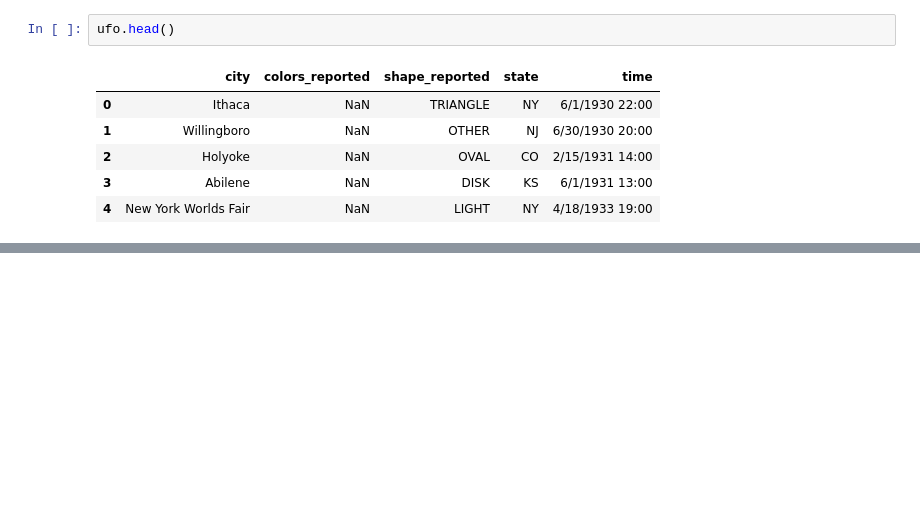
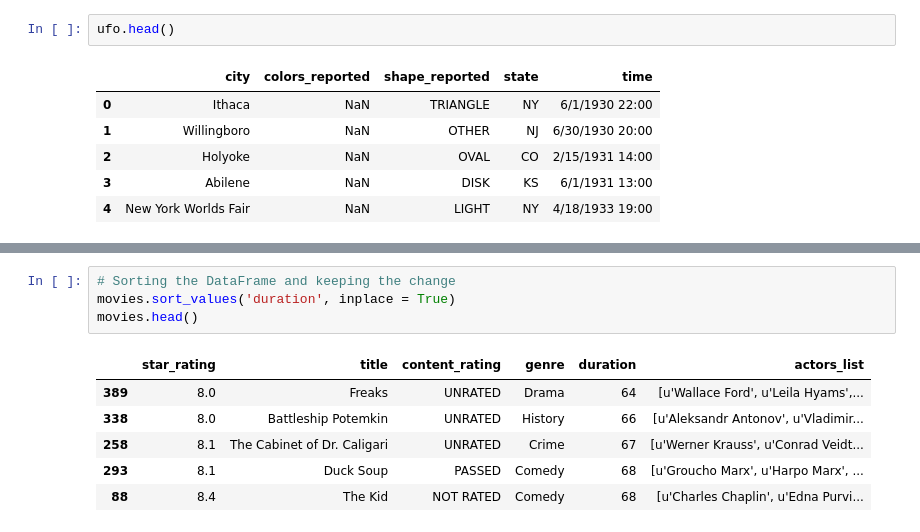
Before and after one commit to monisakhtar/ML, a Jupyter notebook: Pandas.ipynb, the cells around one changed output, grey strips where cells are left out. Cells and saved outputs as stored; diff of their text form; blank space fills up the shorter version.

```diff
--- a/Pandas.ipynb
+++ b/Pandas.ipynb
@@ -238,0 +357,11 @@ ufo.head()
+# %%
+# Sorting the DataFrame and keeping the change
+movies.sort_values('duration', inplace = True)
+movies.head()
+# %% [output]
+|  | star_rating | title | content_rating | genre | duration | actors_list |
+| 389 | 8.0 | Freaks | UNRATED | Drama | 64 | [u'Wallace Ford', u'Leila Hyams',... |
+| 338 | 8.0 | Battleship Potemkin | UNRATED | History | 66 | [u'Aleksandr Antonov', u'Vladimir... |
+| 258 | 8.1 | The Cabinet of Dr. Caligari | UNRATED | Crime | 67 | [u'Werner Krauss', u'Conrad Veidt... |
+| 293 | 8.1 | Duck Soup | PASSED | Comedy | 68 | [u'Groucho Marx', u'Harpo Marx', ... |
+| 88 | 8.4 | The Kid | NOT RATED | Comedy | 68 | [u'Charles Chaplin', u'Edna Purvi... |
```
Also changed, not shown: parts of 14 cells of this notebook.
